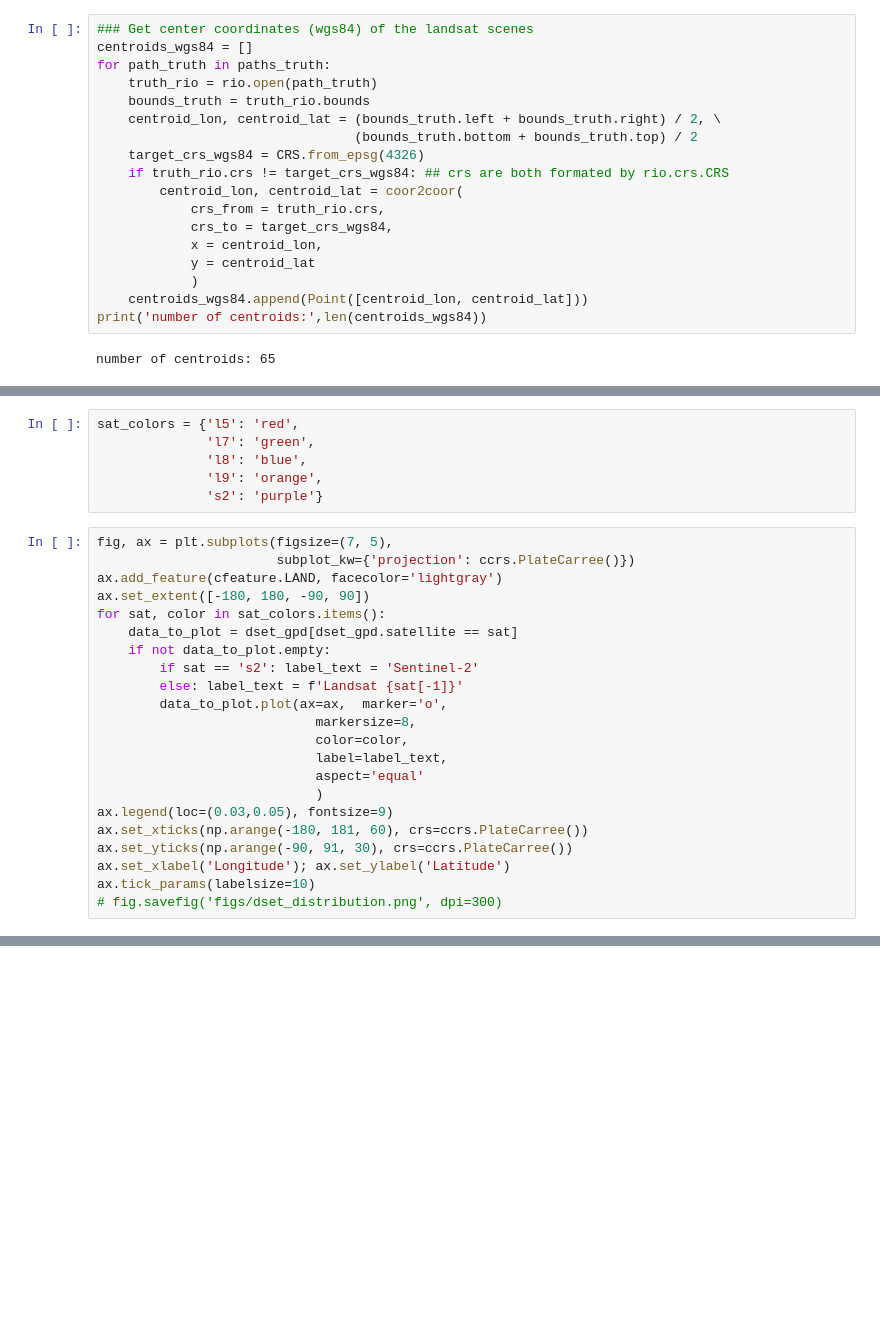
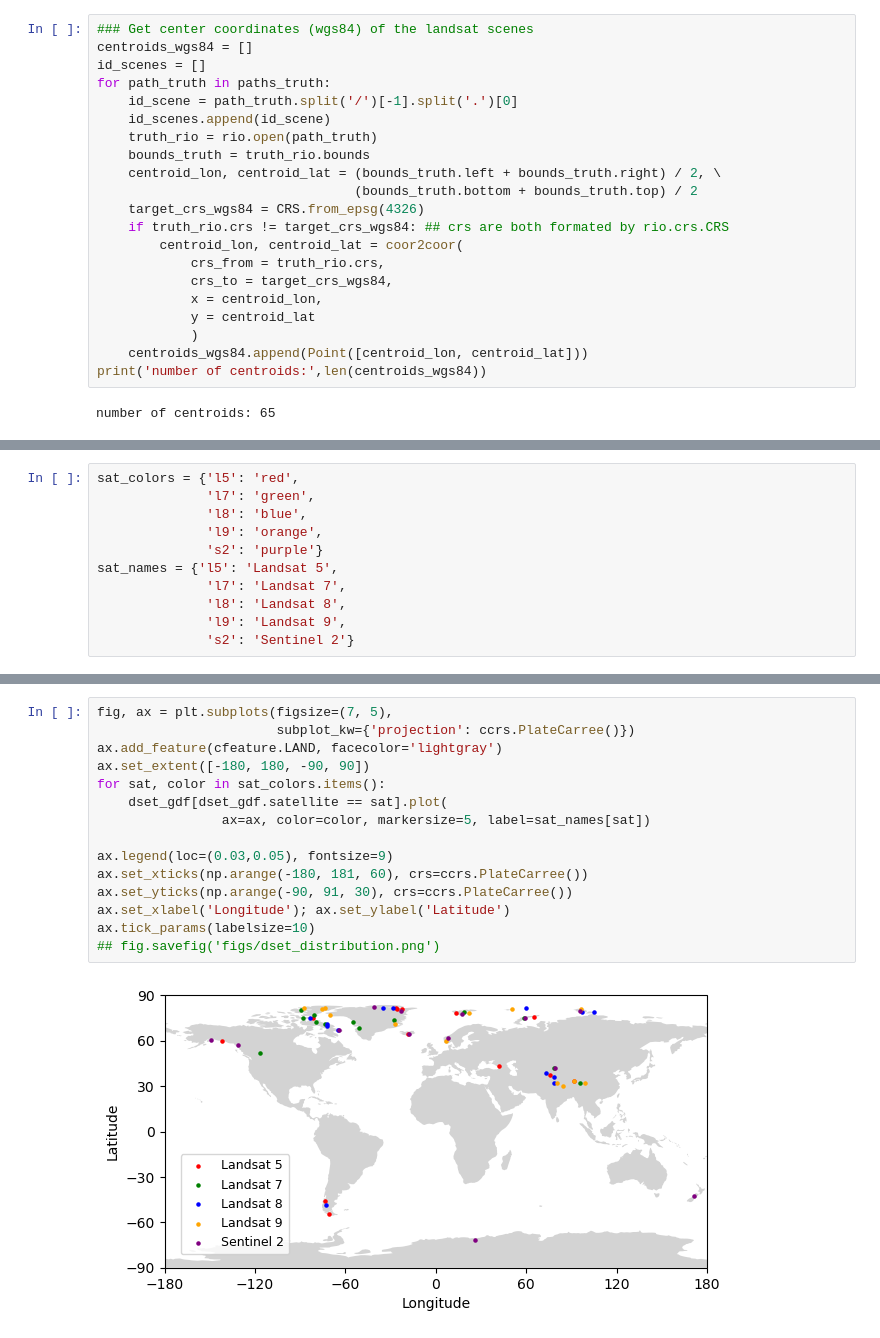
Before and after one commit to Hydrological-Observation-Group/GlaSet, a Jupyter notebook: notebooks/2_dset_check.ipynb, the cells around one changed output, grey strips where cells are left out. Cells and saved outputs as stored; diff of their text form; blank space fills up the shorter version.

```diff
--- a/notebooks/2_dset_check.ipynb
+++ b/notebooks/2_dset_check.ipynb
@@ -139,7 +140,10 @@ ax[1].set_title('Glacier vs Non-glacier pixels')
 # %%
 ### Get center coordinates (wgs84) of the landsat scenes
 centroids_wgs84 = []
+id_scenes = []
 for path_truth in paths_truth:
+    id_scene = path_truth.split('/')[-1].split('.')[0]
+    id_scenes.append(id_scene)
     truth_rio = rio.open(path_truth)
     bounds_truth = truth_rio.bounds
     centroid_lon, centroid_lat = (bounds_truth.left + bounds_truth.right) / 2, \
@@ -173,25 +172,8 @@ sat_colors = {'l5': 'red',
               'l8': 'blue',
               'l9': 'orange',
               's2': 'purple'}
+sat_names = {'l5': 'Landsat 5',
+              'l7': 'Landsat 7',
+              'l8': 'Landsat 8',
+              'l9': 'Landsat 9',
+              's2': 'Sentinel 2'}
-# %%
-fig, ax = plt.subplots(figsize=(7, 5),
-                       subplot_kw={'projection': ccrs.PlateCarree()})
-ax.add_feature(cfeature.LAND, facecolor='lightgray')
-ax.set_extent([-180, 180, -90, 90])
-for sat, color in sat_colors.items():
-    data_to_plot = dset_gpd[dset_gpd.satellite == sat]
-    if not data_to_plot.empty:
-        if sat == 's2': label_text = 'Sentinel-2'
-        else: label_text = f'Landsat {sat[-1]}'
-        data_to_plot.plot(ax=ax,  marker='o',
-                            markersize=8,
-                            color=color,
-                            label=label_text,
-                            aspect='equal'
-                            )
-ax.legend(loc=(0.03,0.05), fontsize=9)
-ax.set_xticks(np.arange(-180, 181, 60), crs=ccrs.PlateCarree())
-ax.set_yticks(np.arange(-90, 91, 30), crs=ccrs.PlateCarree())
-ax.set_xlabel('Longitude'); ax.set_ylabel('Latitude')
-ax.tick_params(labelsize=10)
-# fig.savefig('figs/dset_distribution.png', dpi=300)
@@ -199,0 +180,17 @@ ax.tick_params(labelsize=10)
+# %%
+fig, ax = plt.subplots(figsize=(7, 5),
+                       subplot_kw={'projection': ccrs.PlateCarree()})
+ax.add_feature(cfeature.LAND, facecolor='lightgray')
+ax.set_extent([-180, 180, -90, 90])
+for sat, color in sat_colors.items():
+    dset_gdf[dset_gdf.satellite == sat].plot(
+                ax=ax, color=color, markersize=5, label=sat_names[sat])
+
+ax.legend(loc=(0.03,0.05), fontsize=9)
+ax.set_xticks(np.arange(-180, 181, 60), crs=ccrs.PlateCarree())
+ax.set_yticks(np.arange(-90, 91, 30), crs=ccrs.PlateCarree())
+ax.set_xlabel('Longitude'); ax.set_ylabel('Latitude')
+ax.tick_params(labelsize=10)
+## fig.savefig('figs/dset_distribution.png')
+# %% [output]
+[figure, added]
```
Also changed, not shown: parts of 5 cells of this notebook, 9 other files.
